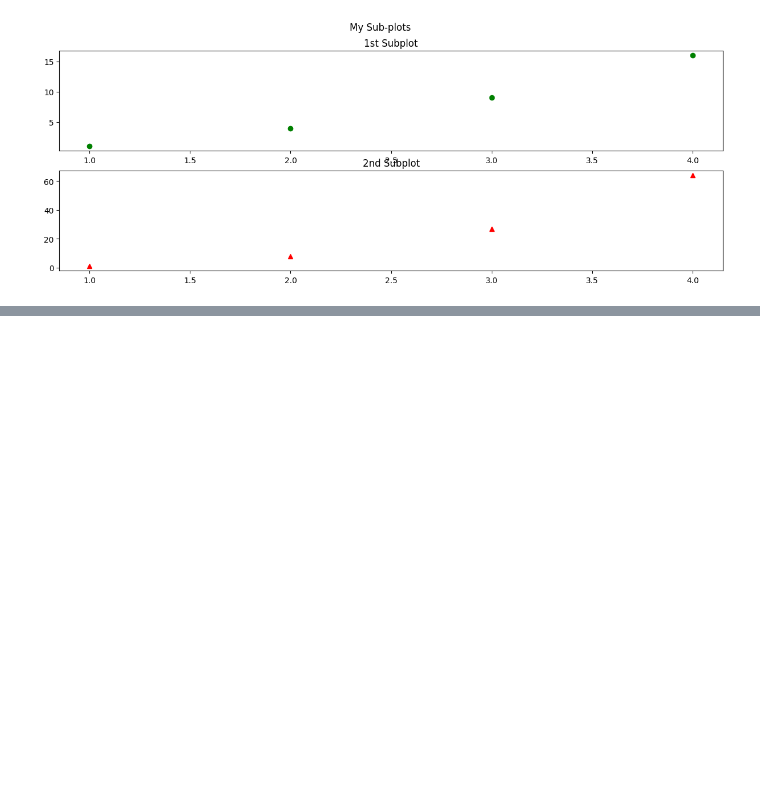
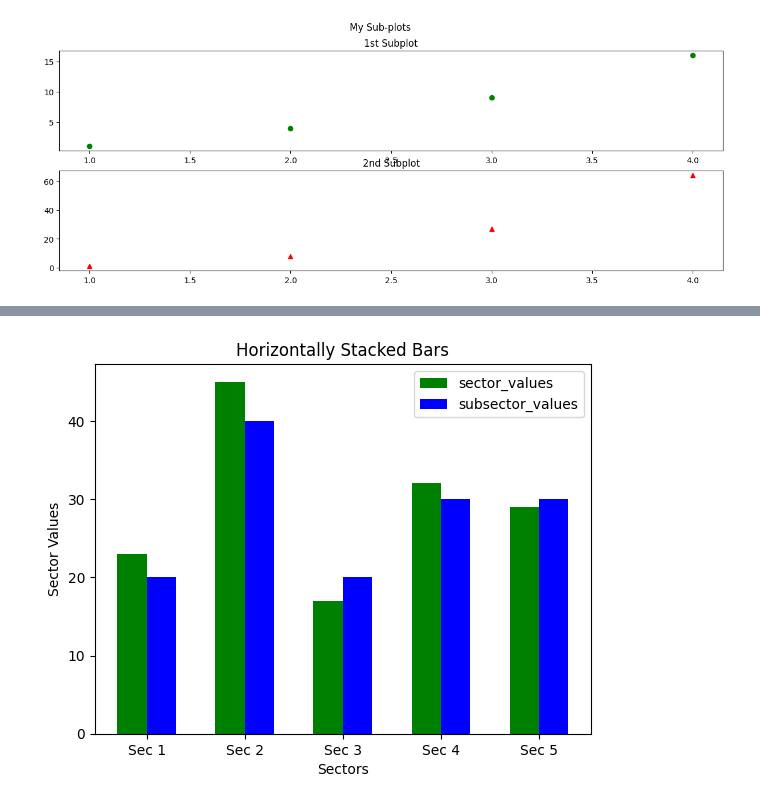
Before and after one commit to gr8bipin/python_basics_finance, a Jupyter notebook: matplotlib_for_python.ipynb, the cells around one changed output, grey strips where cells are left out. Drawn from its saved outputs; the diff is of its cells as text; code cells hidden in the pictures; blank space fills up the shorter version.

```diff
--- a/matplotlib_for_python.ipynb
+++ b/matplotlib_for_python.ipynb
@@ -355,0 +407,25 @@ Text(0.5, 0.98, 'My Sub-plots')
+# %%
+import numpy as np
+
+sectors = ['Sec 1', 'Sec 2', 'Sec 3', 'Sec 4', 'Sec 5']
+sector_values = [23, 45, 17, 32, 29]
+subsector_vectors = [20, 40, 20, 30, 30]
+
+index = np.arange(len(sectors))
+width = 0.30
+
+plt.bar(index, sector_values, width, color= 'green', label = 'sector_values')
+plt.bar(index + width, subsector_vectors, width, color = 'blue', label = 'subsector_values')
+
+plt.title('Horizontally Stacked Bars')
+
+plt.xlabel('Sectors')
+plt.ylabel('Sector Values')
+
+plt.xticks(index + width / 2, sectors)
+
+plt.legend(loc = 'best')
+
+plt.show()
+# %% [output]
+[figure, added]
```
Also changed, not shown: parts of 12 cells of this notebook.
